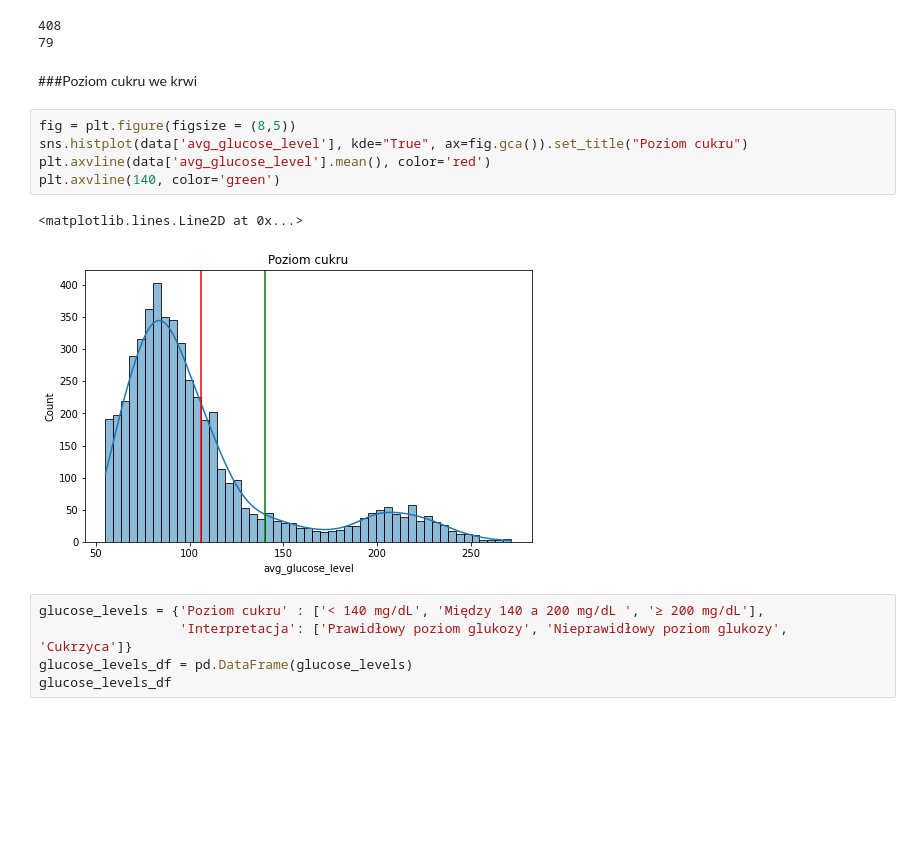
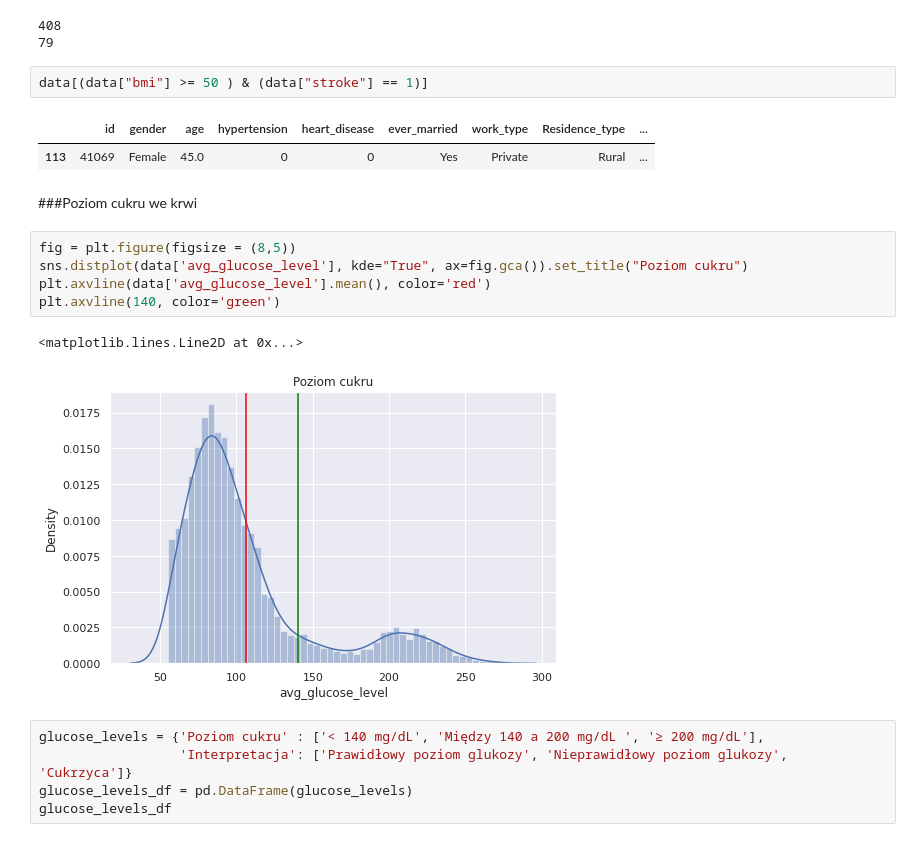
Before and after one commit to karolinaprygiel/ai-project, a Jupyter notebook: project.ipynb, the cells around one changed output. Drawn from its saved outputs; the diff is of its cells as text; blank space fills up the shorter version.

```diff
--- a/project.ipynb
+++ b/project.ipynb
@@ -121,16 +121,21 @@ print((data[data["bmi"] > 50 ]).shape[0])
 # %% [output]
 408
 79
+# %%
+data[(data["bmi"] >= 50 ) & (data["stroke"] == 1)]
+# %% [output]
+|  | id | gender | age | hypertension | heart_disease | ever_married | work_type | Residence_type | ... |
+| 113 | 41069 | Female | 45.0 | 0 | 0 | Yes | Private | Rural | ... |
 # %% [markdown]
 ###Poziom cukru we krwi
 # %%
 fig = plt.figure(figsize = (8,5))
-sns.histplot(data['avg_glucose_level'], kde="True", ax=fig.gca()).set_title("Poziom cukru")
+sns.distplot(data['avg_glucose_level'], kde="True", ax=fig.gca()).set_title("Poziom cukru")
 plt.axvline(data['avg_glucose_level'].mean(), color='red')
 plt.axvline(140, color='green')
 # %% [output]
 <matplotlib.lines.Line2D at 0x...>
-[figure, old version]
+[figure, new version]
 # %%
 glucose_levels = {'Poziom cukru' : ['< 140 mg/dL', 'Między 140 a 200 mg/dL ', '≥ 200 mg/dL'],
                   'Interpretacja': ['Prawidłowy poziom glukozy', 'Nieprawidłowy poziom glukozy', 'Cukrzyca']}
```
Also changed, not shown: parts of 60 cells of this notebook.
